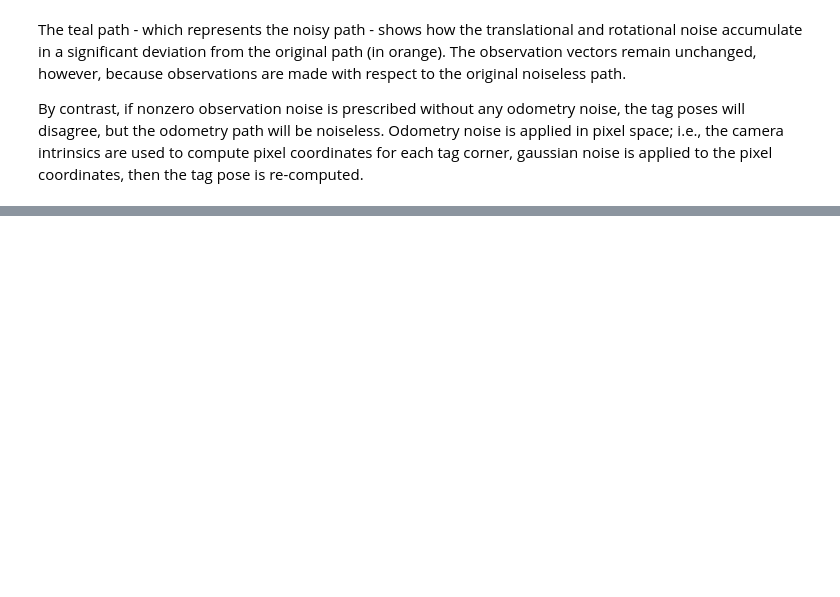
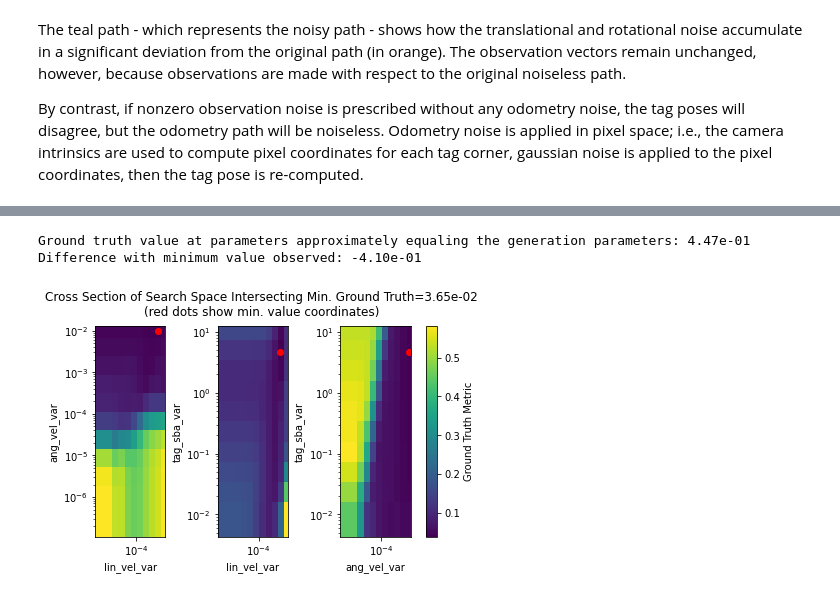
Before and after one commit to occamLab/invisible-map-generation, a Jupyter notebook: notebooks/duncan-overview.ipynb, the cells around one changed output, grey strips where cells are left out. Drawn from its saved outputs; the diff is of its cells as text; code cells hidden in the pictures; blank space fills up the shorter version.

```diff
--- a/notebooks/duncan-overview.ipynb
+++ b/notebooks/duncan-overview.ipynb
@@ -261,0 +240,11 @@ TODO
+# %%
+query_at_exact = {
+    "lin_vel_var": np.linalg.norm([1e-4, 1e-5, 1e-4]),
+    "ang_vel_var": 1e-5,
+    "tag_sba_var": 0.5
+}
+
+value_at_query = osr.query_at(query_at_exact)
+print(f"Ground truth value at parameters approximately equaling the generation parameters: "
+      f"{value_at_query:.2e}\nDifference with minimum value observed: "
+      f"{osr.min_gt_result - value_at_query:.2e}")
@@ -261,0 +266,13 @@ TODO
+# %%
+with open("supporting_files/osr_alt.json", "r") as f:
+    osr_alt = OSweepResults.parse_raw(f.read())
+osr_alt.visualize_results_heatmap()
+
+value_at_query_osr_alt = osr_alt.query_at(query_at_exact)
+print(f"Ground truth value at parameters approximately equaling the generation parameters: "
+      f"{value_at_query_osr_alt:.2e}\nDifference with minimum value observed: "
+      f"{osr_alt.min_gt_result - value_at_query_osr_alt:.2e}")
+# %% [output]
+Ground truth value at parameters approximately equaling the generation parameters: 4.47e-01
+Difference with minimum value observed: -4.10e-01
+[figure, added]
```
Also changed, not shown: parts of 20 cells of this notebook, 10 other files.
